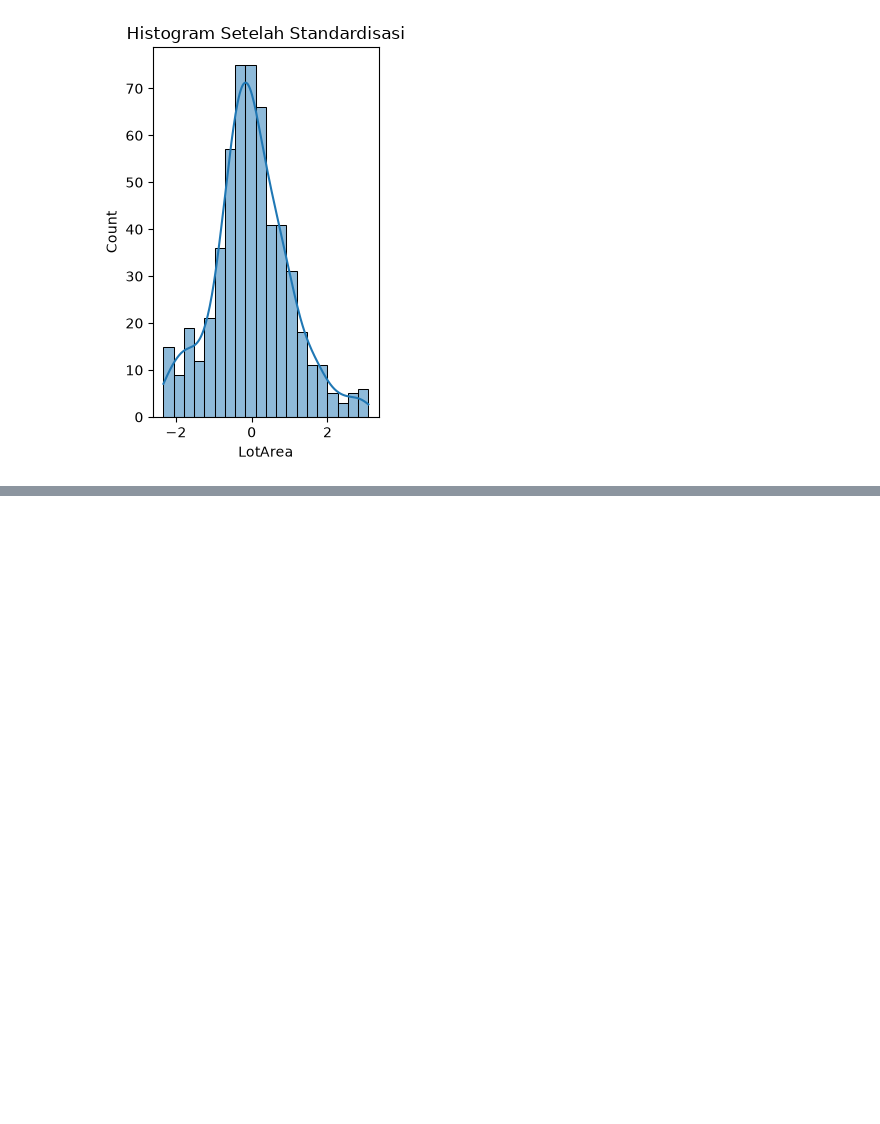
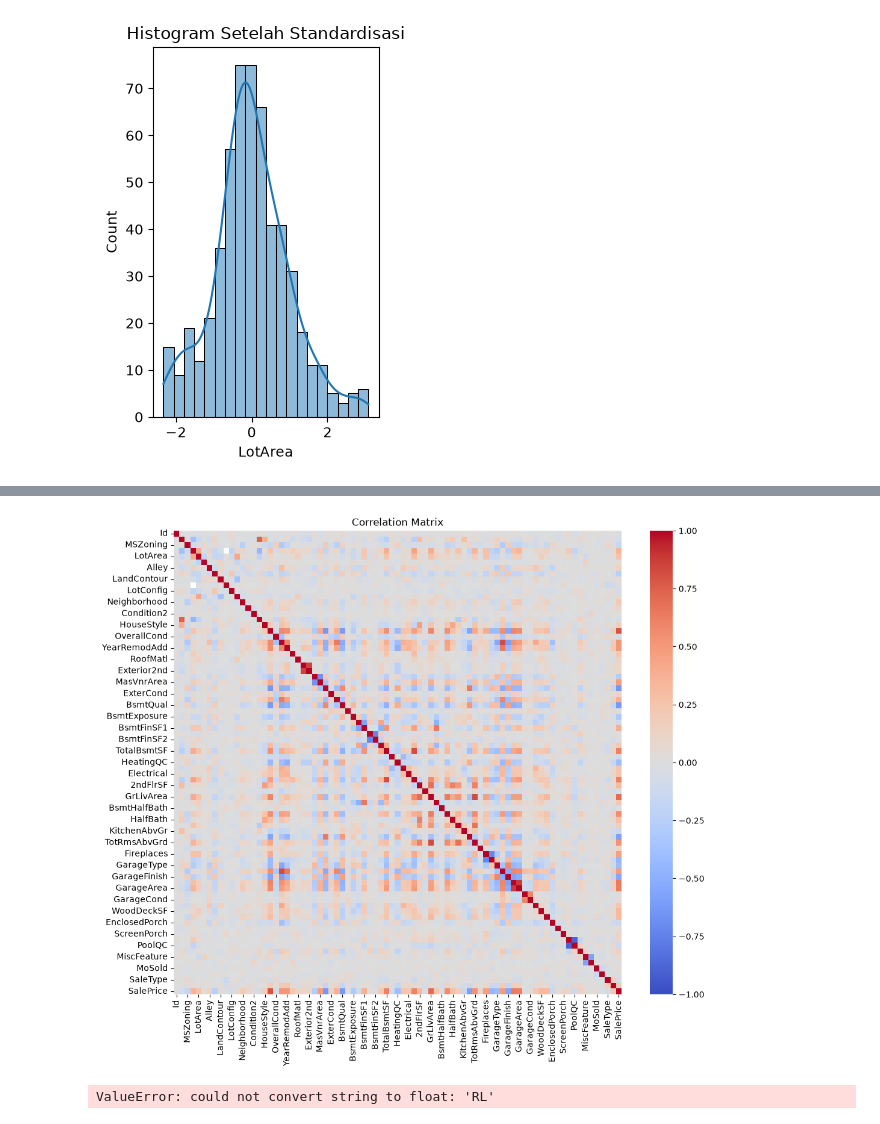
Before and after one commit to shopy100/machineLearning, a Jupyter notebook: dicoding.ipynb, the cells around one changed output, grey strips where cells are left out. Cells and saved outputs as stored; diff of their text form; code cells hidden in the pictures; blank space fills up the shorter version.

```diff
--- a/dicoding.ipynb
+++ b/dicoding.ipynb
@@ -219,3 +219,11 @@ plt.title("Histogram Setelah Standardisasi")
 # %% [output]
 Text(0.5, 1.0, 'Histogram Setelah Standardisasi')
 [figure]
+# %%
+#Mengidentifikasi baris duplikat
+import pandas as pd
+df = pd.read_csv("train.csv")
+duplicates = df.duplicated()
+
+print("Baris duplikat: ")
+print(df[duplicates])
@@ -221,0 +237,6 @@ Text(0.5, 1.0, 'Histogram Setelah Standardisasi')
+# %%
+#menghapus baris duplikat
+df = df.drop_duplicates()
+
+print("DataFrame setelah menghapus duplikat: ")
+print(df)
@@ -221,0 +398,29 @@ Text(0.5, 1.0, 'Histogram Setelah Standardisasi')
+# %%
+#Visualisasi korelasi antar variable numerik
+plt.figure(figsize=(12, 10))
+correlation_matrix = df_lencoder.corr()
+
+sns.heatmap(correlation_matrix, annot=False, cmap='coolwarm', vmin=-1, vmax=1)
+plt.title('Correlation Matrix')
+plt.show()
+# %% [output]
+[figure, added]
+# %%
+import pandas as pd
+import matplotlib.pyplot as plt
+df = pd.read_csv('train.csv')
+df_lencoder = pd.DataFrame(df)
+#Menghitung korelasi antara variable tarhet dan semua variable
+target_corr = df_lencoder.corr()['SalePrice']
+
+#(Opsional) Mengurutkan hasil korelasi berdasrkan korelasi
+target_corr_sorted = target_corr.abs().sort_values(ascending=False)
+
+plt.figure(figsize=(10, 6))
+target_corr_sorted.plot(kind='bar')
+plt.title(f'Correlation with SalePrice')
+plt.xlabel('Variables')
+plt.ylabel('Correlation Coefficient')
+plt.show()
+# %% [output]
+ValueError: could not convert string to float: 'RL'
```
Also changed, not shown: parts of 9 cells of this notebook.
